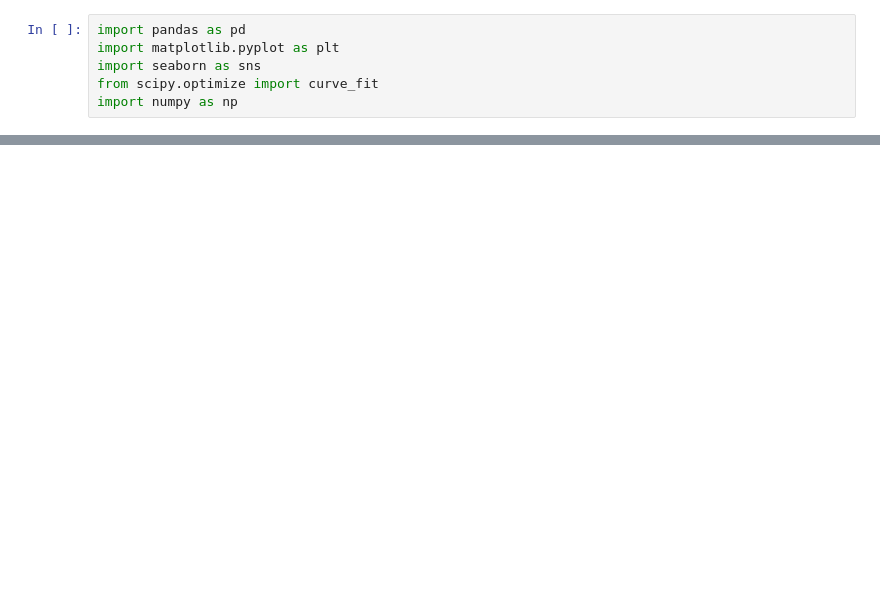
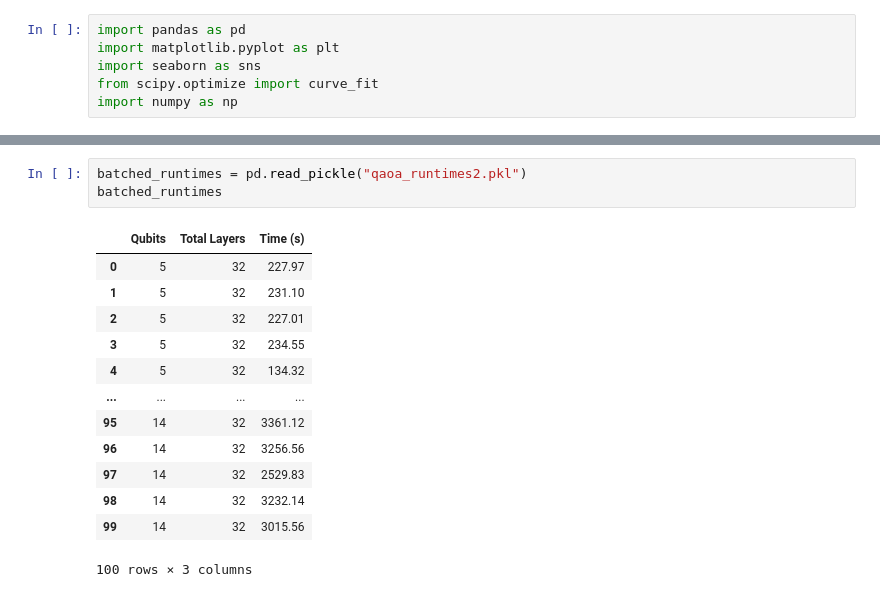
Before and after one commit to sebi-stewart/qml-protein-folding, a Jupyter notebook: runtime_plotting.ipynb, the cells around one changed output, grey strips where cells are left out. Saved outputs shown, nothing was run; the diff lists cells and outputs as text; blank space fills up the shorter version.

```diff
--- a/runtime_plotting.ipynb
+++ b/runtime_plotting.ipynb
@@ -31,3 +60,20 @@ df['Time (s)'] *= 60
+# %%
+batched_runtimes = pd.read_pickle("qaoa_runtimes2.pkl")
+batched_runtimes
+# %% [output]
+|  | Qubits | Total Layers | Time (s) |
+| 0 | 5 | 32 | 227.97 |
+| 1 | 5 | 32 | 231.10 |
+| 2 | 5 | 32 | 227.01 |
+| 3 | 5 | 32 | 234.55 |
+| 4 | 5 | 32 | 134.32 |
+| ... | ... | ... | ... |
+| 95 | 14 | 32 | 3361.12 |
+| 96 | 14 | 32 | 3256.56 |
+| 97 | 14 | 32 | 2529.83 |
+| 98 | 14 | 32 | 3232.14 |
+| 99 | 14 | 32 | 3015.56 |
+100 rows × 3 columns
 # %%
 def exponential(x, a, b):
     return a * np.exp(b * x)
```
Also changed, not shown: parts of 4 cells of this notebook, 5 other files.
